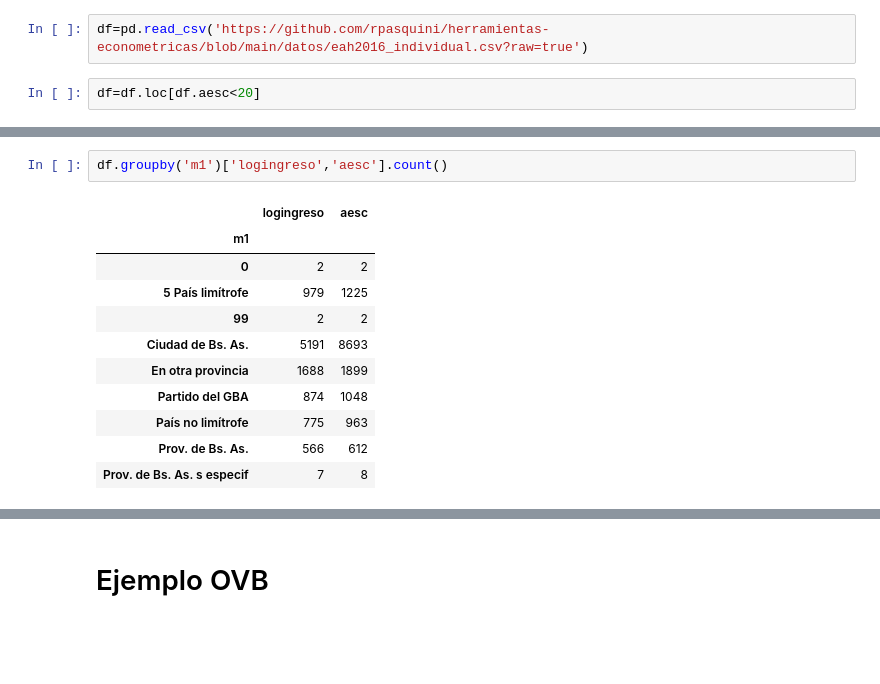
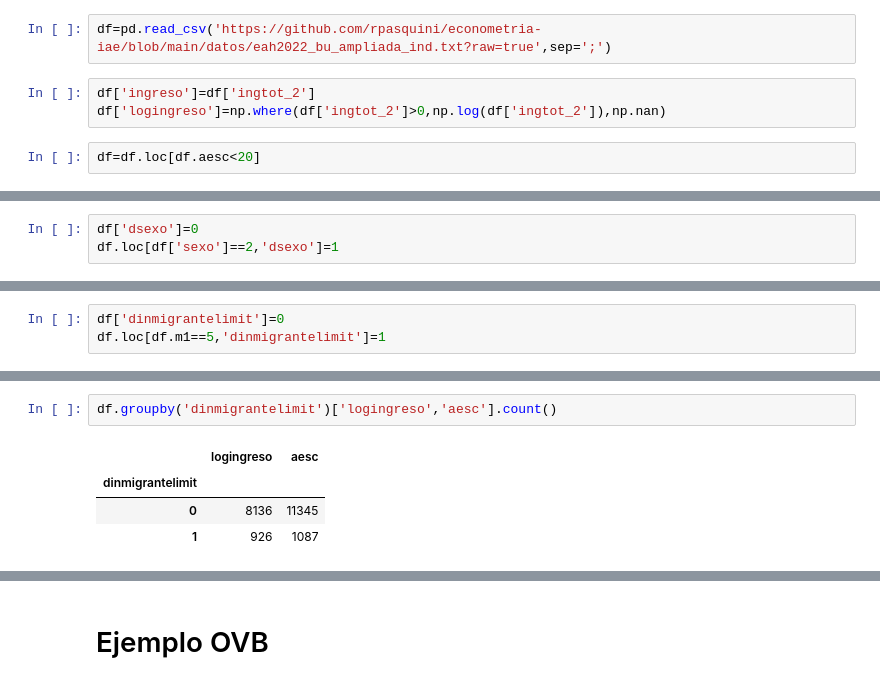
Before and after one commit to rpasquini/econometria-iae, a Jupyter notebook: Ejemplos_Regresion_Multiple.ipynb, the cells around one changed output, grey strips where cells are left out. Cells and saved outputs as stored; diff of their text form; blank space fills up the shorter version.

```diff
--- a/Ejemplos_Regresion_Multiple.ipynb
+++ b/Ejemplos_Regresion_Multiple.ipynb
@@ -8,4 +13,7 @@ import numpy as np
 # %%
-df=pd.read_csv('https://github.com/rpasquini/herramientas-econometricas/blob/main/datos/eah2016_individual.csv?raw=true')
+df=pd.read_csv('https://github.com/rpasquini/econometria-iae/blob/main/datos/eah2022_bu_ampliada_ind.txt?raw=true',sep=';')
+# %%
+df['ingreso']=df['ingtot_2']
+df['logingreso']=np.where(df['ingtot_2']>0,np.log(df['ingtot_2']),np.nan)
 # %%
 df=df.loc[df.aesc<20]
@@ -11,0 +61,3 @@ df=df.loc[df.aesc<20]
+# %%
+df['dsexo']=0
+df.loc[df['sexo']==2,'dsexo']=1
@@ -11,0 +107,3 @@ df=df.loc[df.aesc<20]
+# %%
+df['dinmigrantelimit']=0
+df.loc[df.m1==5,'dinmigrantelimit']=1
@@ -12,14 +134,7 @@ df=df.loc[df.aesc<20]
 # %%
-df.groupby('m1')['logingreso','aesc'].count()
+df.groupby('dinmigrantelimit')['logingreso','aesc'].count()
 # %% [output]
 |  | logingreso | aesc |
-| m1 |  |  |
-| 0 | 2 | 2 |
-| 5 País limítrofe | 979 | 1225 |
-| 99 | 2 | 2 |
-| Ciudad de Bs. As. | 5191 | 8693 |
-| En otra provincia | 1688 | 1899 |
-| Partido del GBA | 874 | 1048 |
-| País no limítrofe | 775 | 963 |
-| Prov. de Bs. As. | 566 | 612 |
-| Prov. de Bs. As. s especif | 7 | 8 |
+| dinmigrantelimit |  |  |
+| 0 | 8136 | 11345 |
+| 1 | 926 | 1087 |
```
Also changed, not shown: parts of 31 cells of this notebook.
